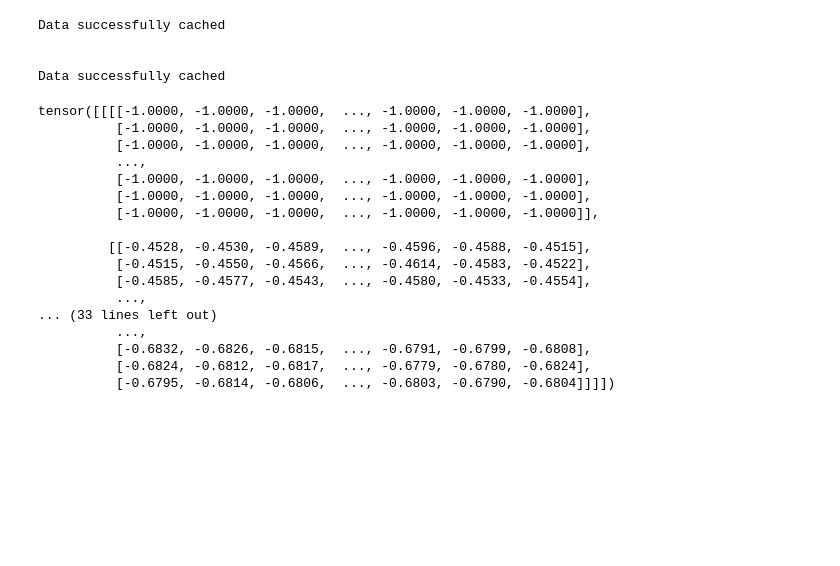
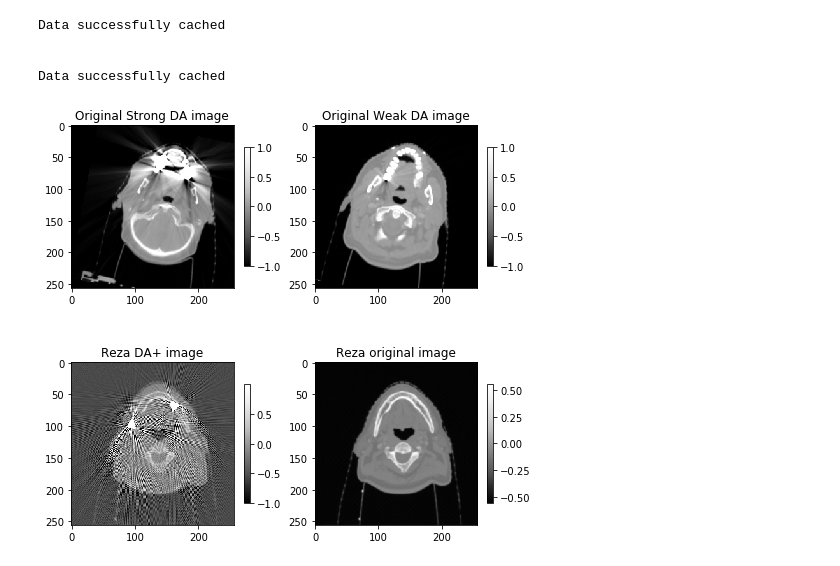
Before and after one commit to carrowsm/ArtifactNet, a Jupyter notebook: scripts/sample_plotting.ipynb, the cells around one changed output. Cells and saved outputs as stored; diff of their text form; code cells hidden in the pictures; blank space fills up the shorter version.

```diff
--- a/scripts/sample_plotting.ipynb
+++ b/scripts/sample_plotting.ipynb
@@ -56,43 +74,49 @@ val_transform = torchvision.transforms.Compose([
 # Initialize the two dataloaders
 trg_dataset = UnpairedDataset(y_df, n_df,
                               image_dir=img_dir,
-                              cache_dir=cache_dir,
+                              cache_dir=os.path.join(cache_dir, "unpaired_train"),
                               file_type="DICOM",
                               image_size=[8, 256,256],
                               dim=3,
                               transform=trg_transform,
-                              num_workers=5)
-val_dataset = PairedDataset(val_x_df, val_x_df,
+                              num_workers=4)
+val_dataset = PairedDataset(val_x_df, val_y_df,
                             image_dir=img_dir,
                             cache_dir=os.path.join(cache_dir, "paired_test"),
                             file_type="DICOM",
                             image_size=[8, 256,256],
                             dim=3,
                             transform=val_transform,
-                            num_workers=5)
+                            num_workers=4)
 # %% [output]
 Data successfully cached
 
 
 Data successfully cached
-# %%
-val1X, val1Y = val_dataset[0]
-val2X, val2Y = val_dataset[1]
-# %% [output]
-tensor([[[[-1.0000, -1.0000, -1.0000,  ..., -1.0000, -1.0000, -1.0000],
-          [-1.0000, -1.0000, -1.0000,  ..., -1.0000, -1.0000, -1.0000],
-          [-1.0000, -1.0000, -1.0000,  ..., -1.0000, -1.0000, -1.0000],
-          ...,
-          [-1.0000, -1.0000, -1.0000,  ..., -1.0000, -1.0000, -1.0000],
-          [-1.0000, -1.0000, -1.0000,  ..., -1.0000, -1.0000, -1.0000],
-          [-1.0000, -1.0000, -1.0000,  ..., -1.0000, -1.0000, -1.0000]],
-
-         [[-0.4528, -0.4530, -0.4589,  ..., -0.4596, -0.4588, -0.4515],
-          [-0.4515, -0.4550, -0.4566,  ..., -0.4614, -0.4583, -0.4522],
-          [-0.4585, -0.4577, -0.4543,  ..., -0.4580, -0.4533, -0.4554],
-          ...,
-... (33 lines left out)
-          ...,
-          [-0.6832, -0.6826, -0.6815,  ..., -0.6791, -0.6799, -0.6808],
-          [-0.6824, -0.6812, -0.6817,  ..., -0.6779, -0.6780, -0.6824],
-          [-0.6795, -0.6814, -0.6806,  ..., -0.6803, -0.6790, -0.6804]]]])
+# %%
+trg1X, trg1Y = trg_dataset[10]
+val2X, val2Y = val_dataset[1]
+val1X, val1Y = val_dataset[0]
+
+cm = "Greys_r"
+
+fig, ax = plt.subplots(nrows=2, ncols=2, figsize=[8, 8], facecolor='white')
+img1 = ax[0,0].imshow(trg1X[0, 4, :, :], cmap=cm)
+ax[0,0].set_title("Original Strong DA image")
+fig.colorbar(img1, ax=ax[0,0], shrink=0.6)
+
+img2 = ax[0,1].imshow(trg1Y[0, 4, :, :], cmap=cm)
+ax[0,1].set_title("Original Weak DA image")
+fig.colorbar(img2, ax=ax[0,1], shrink=0.6)
+
+img3 = ax[1,0].imshow(val2X[0, 4, :, :], cmap=cm)
+ax[1,0].set_title("Reza DA+ image")
+fig.colorbar(img3, ax=ax[1,0], shrink=0.6)
+
+img4 = ax[1,1].imshow(val2Y[0, 4, :, :], cmap=cm)
+ax[1,1].set_title("Reza original image")
+fig.colorbar(img4, ax=ax[1,1], shrink=0.6)
+
+plt.show()
+# %% [output]
+[figure, added]
```
Also changed, not shown: parts of 8 cells of this notebook, 11 other files.
